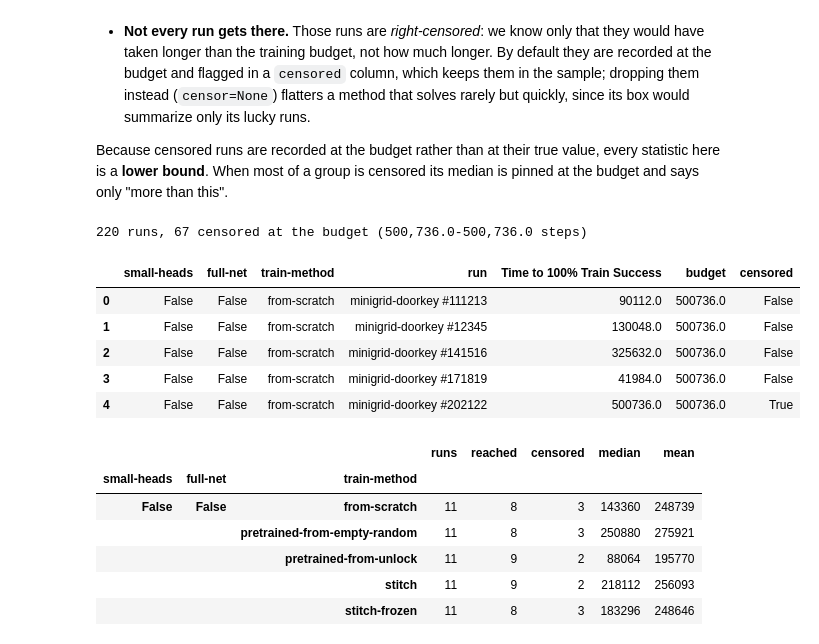
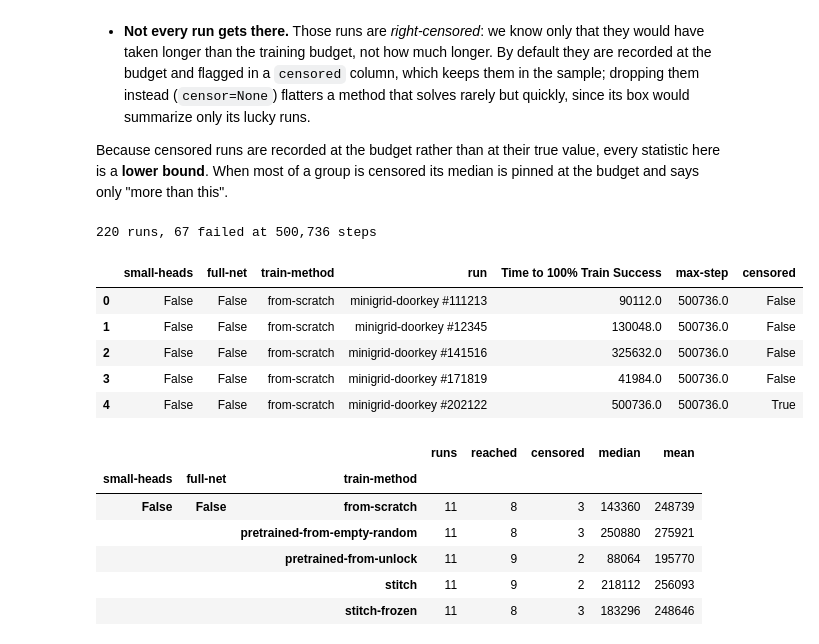
Before and after one commit to uvm-neurobotics-lab/stitching, a Jupyter notebook: src/minigrid.ipynb, the cells around one changed output. Cells and saved outputs as stored; diff of their text form; code cells hidden in the pictures.

```diff
--- a/src/minigrid.ipynb
+++ b/src/minigrid.ipynb
@@ -356,49 +356,44 @@ this".
 METRIC = "Time to 100% Train Success"
 
 
-def time_to_threshold(df, y="Train/Success Rate", threshold=1.0, sustain=5, unit="run", censor="budget"):
+def time_to_threshold(df, y="Train/Success Rate", threshold=1.0, sustain=5, unit="run", cap_nans=True):
     """
     The first step at which each run reaches `threshold` and holds it for `sustain` consecutive records.
 
-    `sustain=1` gives the plain first crossing, which on a rolling metric is badly contaminated by the small
-    buffer early in training.
+    `sustain=1` gives the plain first crossing, which on a rolling metric is badly contaminated by the small buffer
+    early in training. `cap_nans` means, for runs which never crossed this threshold, give them a value of max steps
+    rather than dropping them or marking them NaN.
 
-    Args:
-        censor: What to record for a run which never reaches the threshold. "budget" (the default) records the
-            run's final step, so the run stays in the sample as a lower bound; None records NaN, dropping it.
     Returns:
         DataFrame: One row per run, with the time, and a `censored` flag marking the runs which never got there.
     """
     def first_crossing(g):
         at_or_above = (g[y] >= threshold).to_numpy()
         if sustain > 1:
             # A run of `sustain` consecutive hits shows up as a full-width window in the rolling sum.
             windows = np.convolve(at_or_above.astype(int), np.ones(sustain, dtype=int), mode="valid")
             found = np.flatnonzero(windows == sustain)
         else:
             found = np.flatnonzero(at_or_above)
         steps = g["Step"].to_numpy()
-        return pd.Series({METRIC: steps[found[0]] if len(found) else np.nan, "budget": steps.max()})
+        return pd.Series({METRIC: steps[found[0]] if len(found) else np.nan, "max-step": steps.max()})
 
     ordered = df.dropna(subset=[y]).reset_index().sort_values("Step")
     keys = ["small-heads", "full-net", "train-method", unit]
     times = ordered.groupby(keys).apply(first_crossing, include_groups=False).reset_index()
 
     times["censored"] = times[METRIC].isna()
-    if censor == "budget":
-        times[METRIC] = times[METRIC].fillna(times["budget"])
-    elif censor is not None:
-        raise ValueError(f"Unknown censor mode: {censor!r}. Use 'budget' or None.")
+    if cap_nans:
+        times[METRIC] = times[METRIC].fillna(times["max-step"])
     return times
 
 
 times = time_to_threshold(plot_df)
-print(f"{len(times)} runs, {times['censored'].sum()} censored at the budget "
-      f"({times['budget'].min():,}-{times['budget'].max():,} steps)")
+print(f"{len(times)} runs, {times['censored'].sum()} failed at {int(times['max-step'].max()):,} steps")
 times.head()
 # %% [output]
-220 runs, 67 censored at the budget (500,736.0-500,736.0 steps)
+220 runs, 67 failed at 500,736 steps
-|  | small-heads | full-net | train-method | run | Time to 100% Train Success | budget | censored |
+|  | small-heads | full-net | train-method | run | Time to 100% Train Success | max-step | censored |
 | 0 | False | False | from-scratch | minigrid-doorkey #111213 | 90112.0 | 500736.0 | False |
 | 1 | False | False | from-scratch | minigrid-doorkey #12345 | 130048.0 | 500736.0 | False |
 | 2 | False | False | from-scratch | minigrid-doorkey #141516 | 325632.0 | 500736.0 | False |
```
Also changed, not shown: parts of 2 cells of this notebook.
